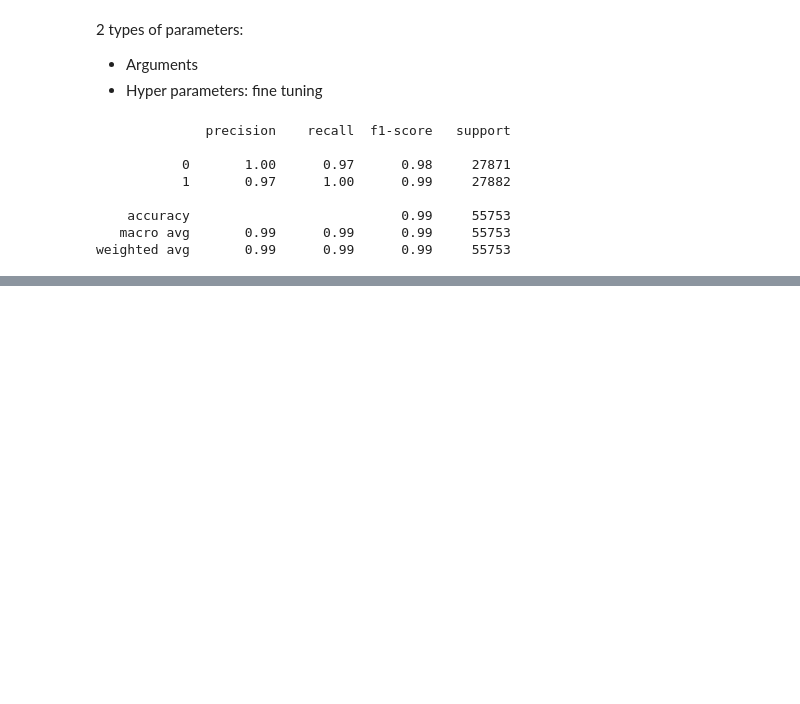
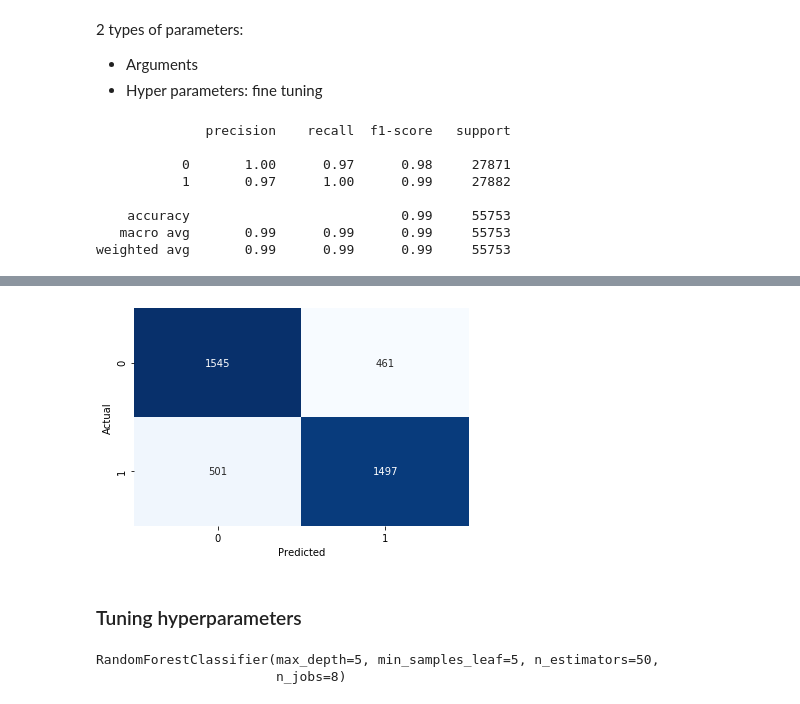
Before and after one commit to datacuriosity/MCI_Python_15S_Level_1, a Jupyter notebook: Lectures/Lecture_09+10/Session_11/live_lecture_08.ipynb, the cells around one changed output, grey strips where cells are left out. Drawn from its saved outputs; the diff is of its cells as text; code cells hidden in the pictures; blank space fills up the shorter version.

```diff
--- a/Lectures/Lecture_09+10/Session_11/live_lecture_08.ipynb
+++ b/Lectures/Lecture_09+10/Session_11/live_lecture_08.ipynb
@@ -456,0 +465,7 @@ weighted avg       0.99      0.99      0.99     55753
+# %%
+X_train, X_test, y_train, y_test = train_test_split(X_under_resampled, y_under_resampled, test_size=0.2, shuffle=True, random_state=4)
+
+random_forest = RandomForestClassifier()
+random_forest.fit(X_train, y_train)
+
+print(classification_report(y_test, random_forest.predict(X_test)))
@@ -456,0 +481,8 @@ weighted avg       0.99      0.99      0.99     55753
+# %%
+sns.heatmap(confusion_matrix(y_test, random_forest.predict(X_test)), annot=True, cbar=False, fmt='d', cmap='Blues')
+plt.xlabel('Predicted')
+plt.ylabel('Actual');
+# %% [output]
+[figure, added]
+# %% [markdown]
+### Tuning hyperparameters
@@ -456,0 +492,6 @@ weighted avg       0.99      0.99      0.99     55753
+# %%
+random_forest = RandomForestClassifier(n_estimators=50, max_depth=5, min_samples_leaf=5, n_jobs=8)
+random_forest.fit(X_train, y_train)
+# %% [output]
+RandomForestClassifier(max_depth=5, min_samples_leaf=5, n_estimators=50,
+                       n_jobs=8)
```
Also changed, not shown: parts of 21 cells of this notebook.
